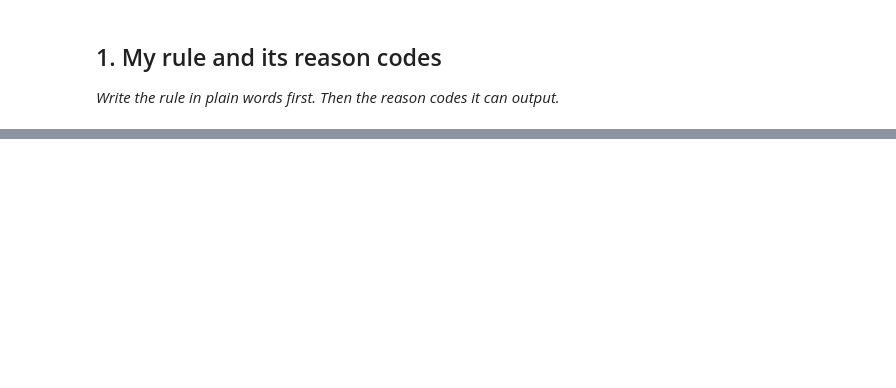
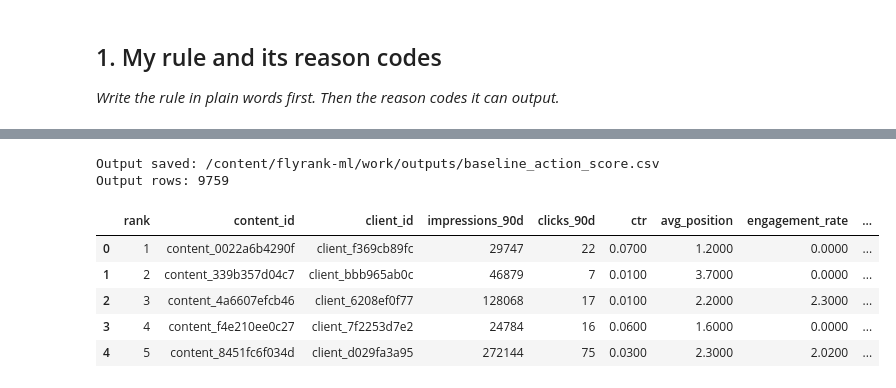
Before and after one commit to melikekaya01/flyrank-ml, a Jupyter notebook: work/notebooks/w04_baseline_score.ipynb, the cells around one changed output, grey strips where cells are left out. Drawn from its saved outputs; the diff is of its cells as text; code cells hidden in the pictures; blank space fills up the shorter version.

```diff
--- a/work/notebooks/w04_baseline_score.ipynb
+++ b/work/notebooks/w04_baseline_score.ipynb
@@ -36,0 +454,41 @@ This skeleton is yours to fill. Work the sections **in order** — each one has
+# %%
+safe_queue_columns = [
+    "rank",
+    "content_id",
+    "client_id",
+    "impressions_90d",
+    "clicks_90d",
+    "ctr",
+    "avg_position",
+    "engagement_rate",
+    "visibility_score",
+    "position_score",
+    "low_ctr_score",
+    "low_engagement_score",
+    "action_score",
+    "reason_code",
+    "action_label",
+]
+
+final_queue = queue[safe_queue_columns].copy()
+
+OUTPUT_DIR = REPO_ROOT / "work" / "outputs"
+OUTPUT_DIR.mkdir(parents=True, exist_ok=True)
+
+OUTPUT_PATH = OUTPUT_DIR / "baseline_action_score.csv"
+
+final_queue.to_csv(OUTPUT_PATH, index=False)
+
+print("Output saved:", OUTPUT_PATH)
+print("Output rows:", len(final_queue))
+
+display(final_queue.head())
+# %% [output]
+Output saved: /content/flyrank-ml/work/outputs/baseline_action_score.csv
+Output rows: 9759
+|  | rank | content_id | client_id | impressions_90d | clicks_90d | ctr | avg_position | engagement_rate | ... |
+| 0 | 1 | content_0022a6b4290f | client_f369cb89fc | 29747 | 22 | 0.0700 | 1.2000 | 0.0000 | ... |
+| 1 | 2 | content_339b357d04c7 | client_bbb965ab0c | 46879 | 7 | 0.0100 | 3.7000 | 0.0000 | ... |
+| 2 | 3 | content_4a6607efcb46 | client_6208ef0f77 | 128068 | 17 | 0.0100 | 2.2000 | 2.3000 | ... |
+| 3 | 4 | content_f4e210ee0c27 | client_7f2253d7e2 | 24784 | 16 | 0.0600 | 1.6000 | 0.0000 | ... |
+| 4 | 5 | content_8451fc6f034d | client_d029fa3a95 | 272144 | 75 | 0.0300 | 2.3000 | 2.0200 | ... |
```
Also changed, not shown: parts of 29 cells of this notebook.
